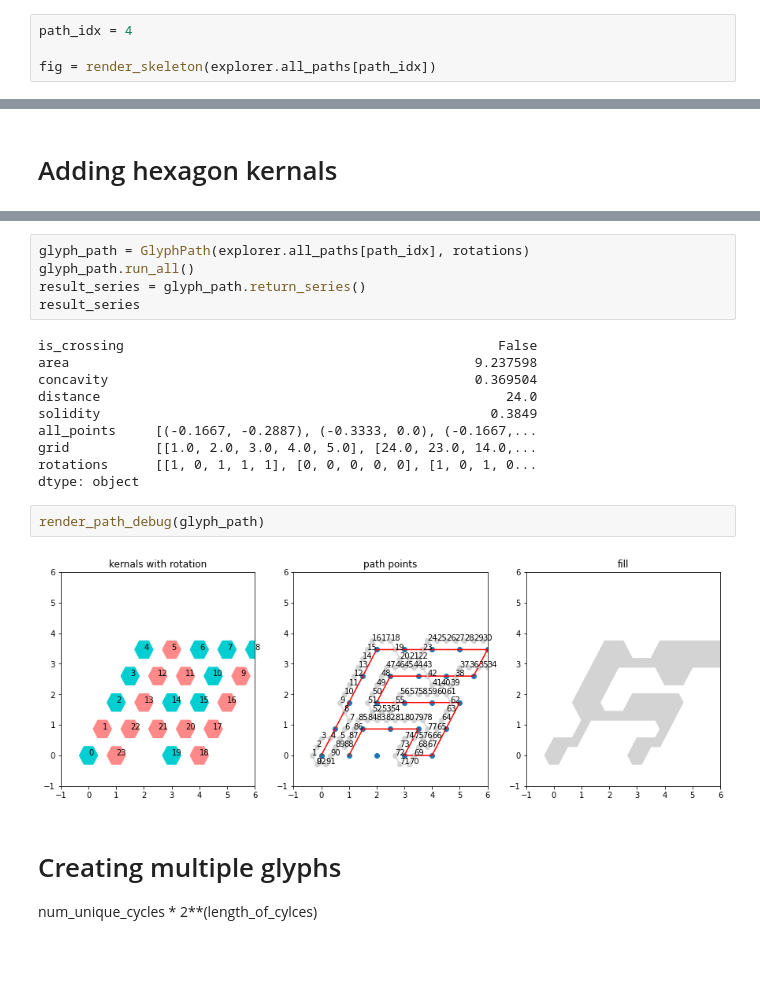
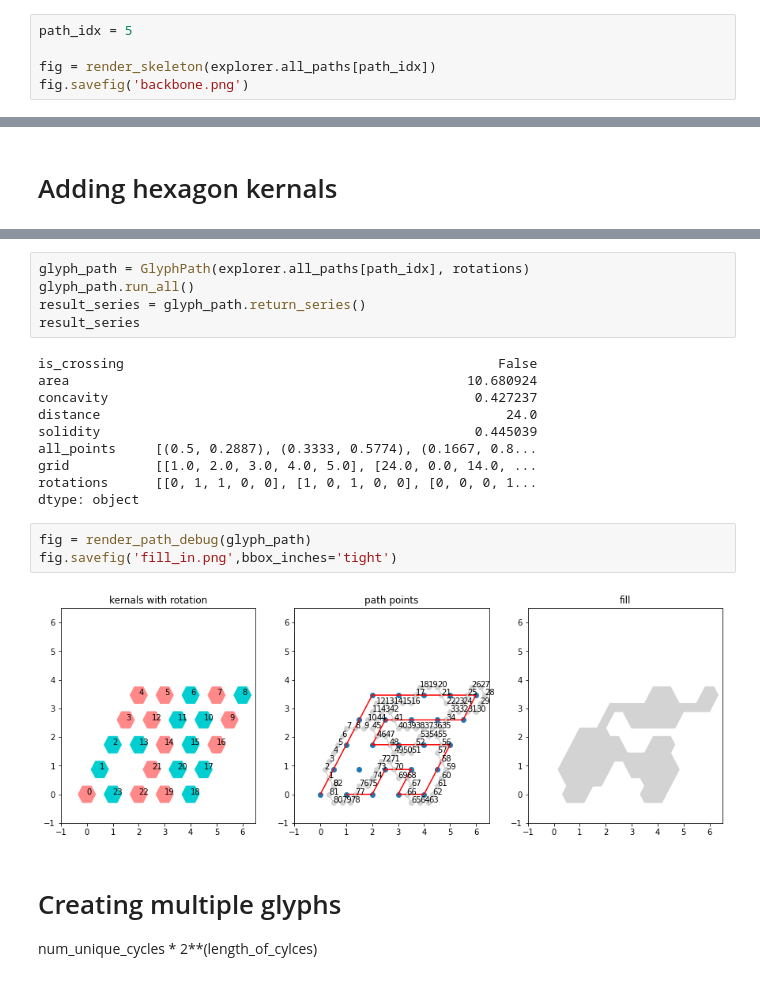
Before and after one commit to NicholasARossi/generative_artforms, a Jupyter notebook: notebooks/glyph_notebooks/glyph_demo.ipynb, the cells around one changed output, grey strips where cells are left out. Drawn from its saved outputs; the diff is of its cells as text; blank space fills up the shorter version.

```diff
--- a/notebooks/glyph_notebooks/glyph_demo.ipynb
+++ b/notebooks/glyph_notebooks/glyph_demo.ipynb
@@ -38,5 +35,6 @@ explorer.save_cycles_to_csv(save_location='grid_size5_skeletons.csv')
 # %%
-path_idx = 4
+path_idx = 5
 
 fig = render_skeleton(explorer.all_paths[path_idx])
+fig.savefig('backbone.png')
 # %% [output]
@@ -60,18 +58,19 @@ result_series = glyph_path.return_series()
 result_series
 # %% [output]
 is_crossing                                                False
-area                                                    9.237598
-concavity                                               0.369504
+area                                                   10.680924
+concavity                                               0.427237
 distance                                                    24.0
-solidity                                                  0.3849
-all_points     [(-0.1667, -0.2887), (-0.3333, 0.0), (-0.1667,...
-grid           [[1.0, 2.0, 3.0, 4.0, 5.0], [24.0, 23.0, 14.0,...
-rotations      [[1, 0, 1, 1, 1], [0, 0, 0, 0, 0], [1, 0, 1, 0...
+solidity                                                0.445039
+all_points     [(0.5, 0.2887), (0.3333, 0.5774), (0.1667, 0.8...
+grid           [[1.0, 2.0, 3.0, 4.0, 5.0], [24.0, 0.0, 14.0, ...
+rotations      [[0, 1, 1, 0, 0], [1, 0, 1, 0, 0], [0, 0, 0, 1...
 dtype: object
 # %%
-render_path_debug(glyph_path)
+fig = render_path_debug(glyph_path)
+fig.savefig('fill_in.png',bbox_inches='tight')
 # %% [output]
-[figure, old version]
+[figure, new version]
 # %% [markdown]
 # Creating multiple glyphs
 
```
Also changed, not shown: parts of 13 cells of this notebook, 1 other file.
